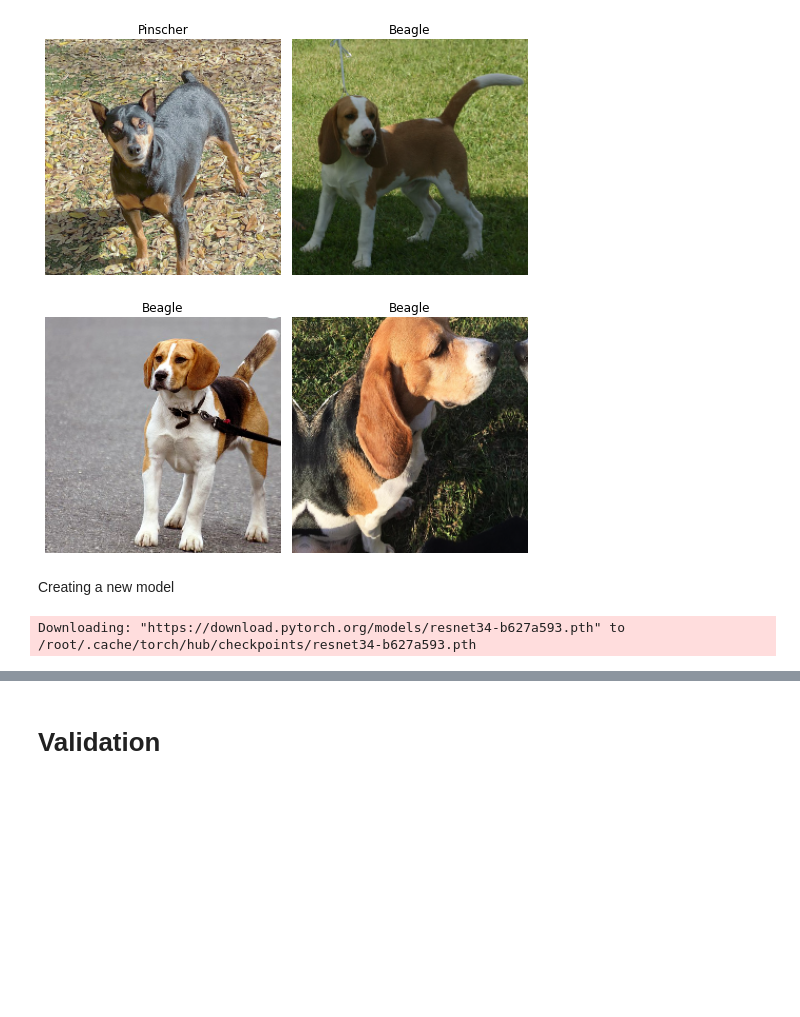
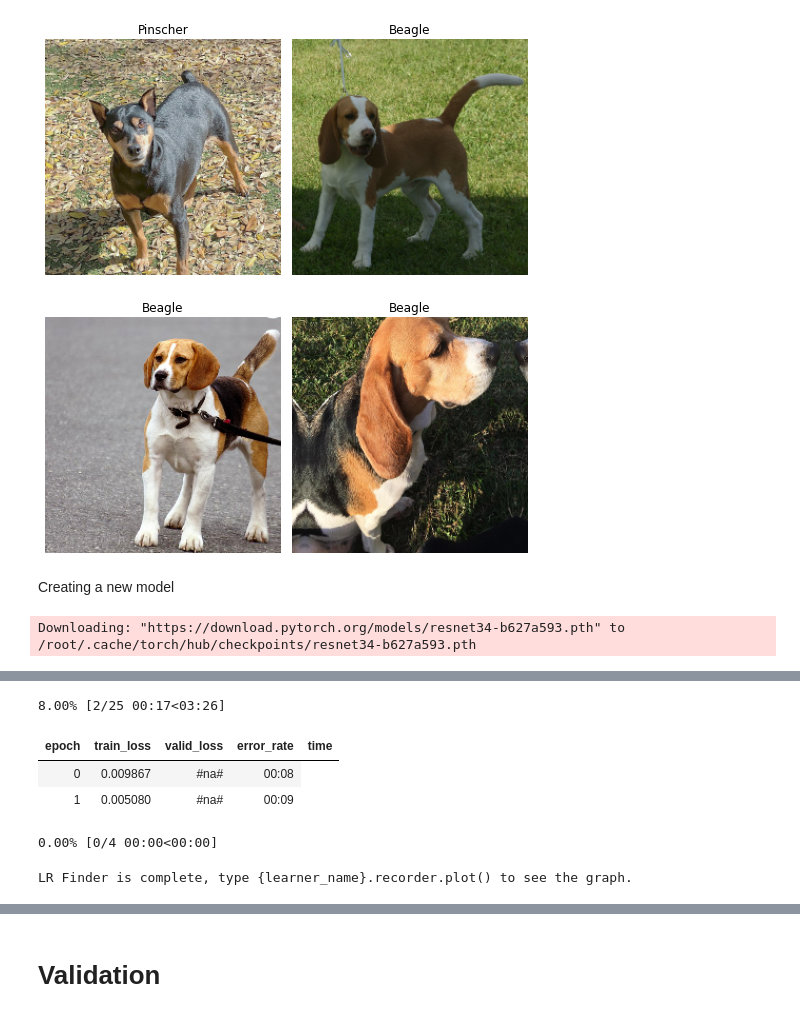
Before and after one commit to ManJ-PC/HelloCodeSchoolProject, a Jupyter notebook: Desafio.ipynb, the cells around one changed output, grey strips where cells are left out. Drawn from its saved outputs; the diff is of its cells as text; code cells hidden in the pictures; blank space fills up the shorter version.

```diff
--- a/Desafio.ipynb
+++ b/Desafio.ipynb
@@ -198,0 +203,9 @@ learn.fit_one_cycle(4)
+# %%
+learn.lr_find()
+# %% [output]
+8.00% [2/25 00:17<03:26]
+| epoch | train_loss | valid_loss | error_rate | time |
+| 0 | 0.009867 | #na# | 00:08 |
+| 1 | 0.005080 | #na# | 00:09 |
+0.00% [0/4 00:00<00:00]
+LR Finder is complete, type {learner_name}.recorder.plot() to see the graph.
```
Also changed, not shown: parts of 7 cells of this notebook.
